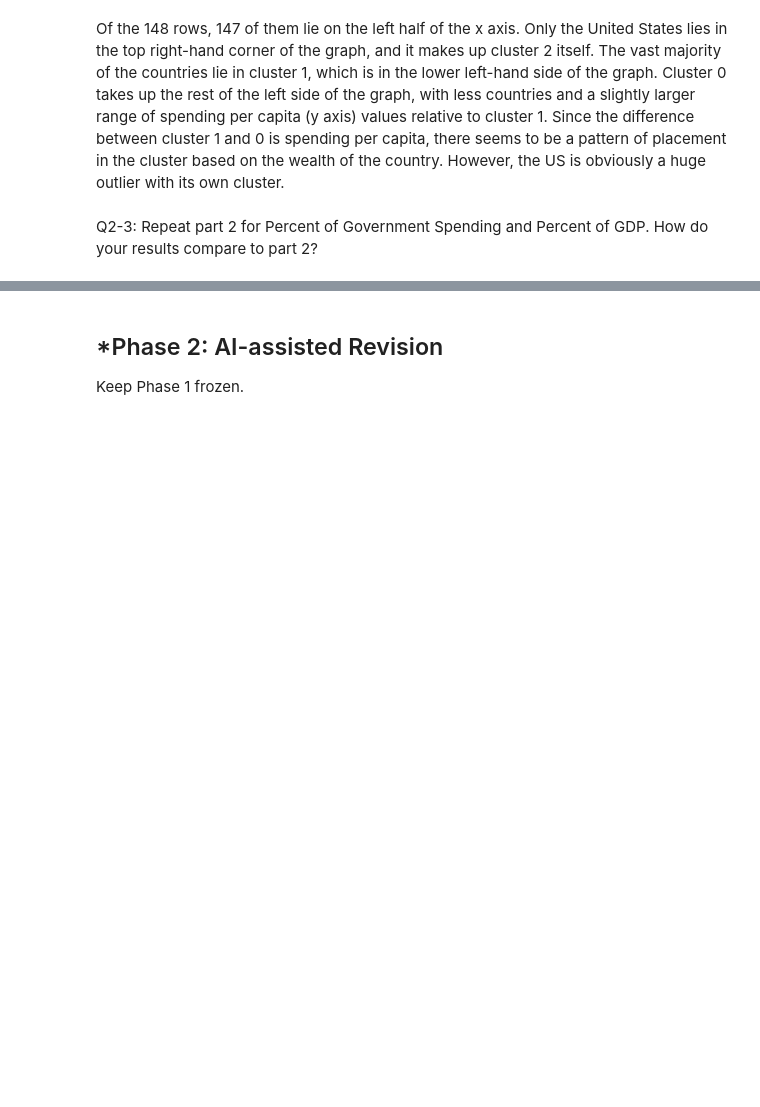
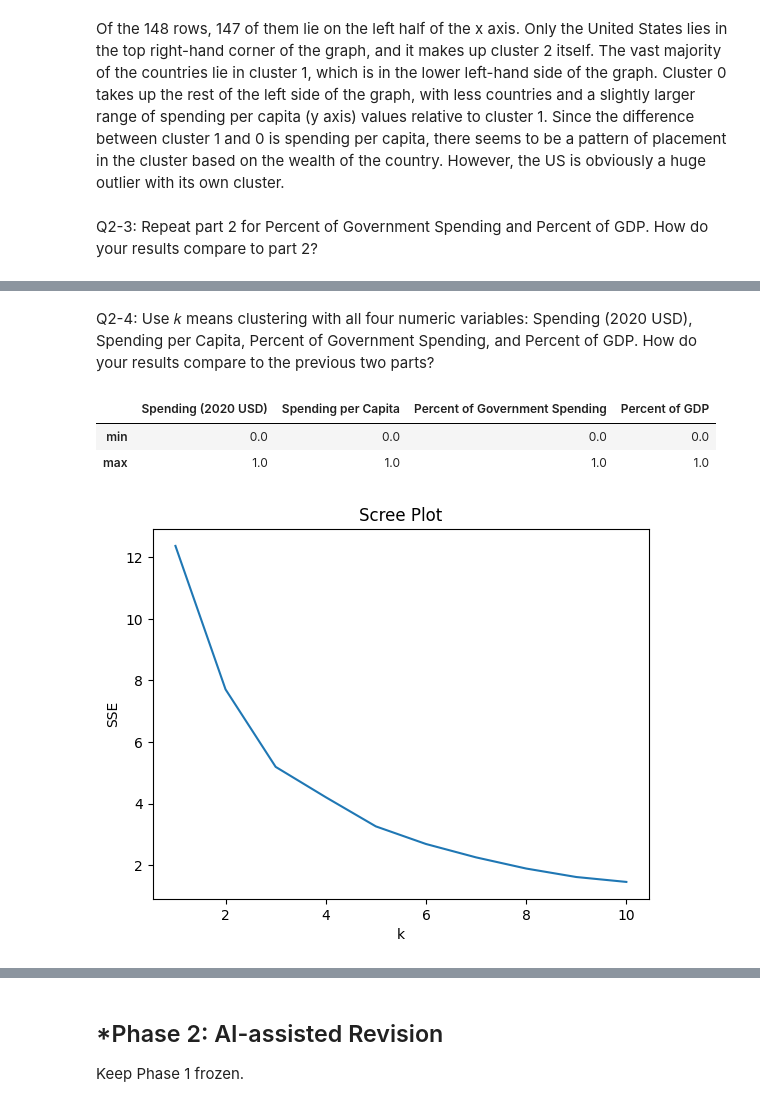
Before and after one commit to derekhatherley/A04-clustering, a Jupyter notebook: A4_notebook.ipynb, the cells around one changed output, grey strips where cells are left out. Saved outputs shown, nothing was run; the diff lists cells and outputs as text; code cells hidden in the pictures; blank space fills up the shorter version.

```diff
--- a/A4_notebook.ipynb
+++ b/A4_notebook.ipynb
@@ -238,0 +284,26 @@ Q2-3: Repeat part 2 for Percent of Government Spending and Percent of GDP. How d
+# %% [markdown]
+Q2-4: Use  𝑘  means clustering with all four numeric variables: Spending (2020 USD), Spending per Capita, Percent of Government Spending, and Percent of GDP. How do your results compare to the previous two parts?
+# %%
+features = ["Spending (2020 USD)", "Spending per Capita", "Percent of Government Spending", "Percent of GDP",]
+unscaled = df.loc[:, features]
+mins = unscaled.min()
+ranges = unscaled.max() - mins
+X = (unscaled - mins) / ranges
+X.agg(["min", "max"])
+# %% [output]
+|  | Spending (2020 USD) | Spending per Capita | Percent of Government Spending | Percent of GDP |
+| min | 0.0 | 0.0 | 0.0 | 0.0 |
+| max | 1.0 | 1.0 | 1.0 | 1.0 |
+# %%
+ks = np.arange(1,11)
+SSE = [
+    KMeans(n_clusters=k, max_iter=300, n_init=10, random_state=0)
+    .fit(X).inertia_
+    for k in ks
+]
+sns.lineplot(x=ks, y=SSE).set(title = 'Scree Plot', xlabel = 'k', ylabel = 'SSE')
+plt.show()
+# No real clear elbow
+# Will pick best k based on plots produced
+# %% [output]
+[figure, added]
```
Also changed, not shown: parts of 8 cells of this notebook.
